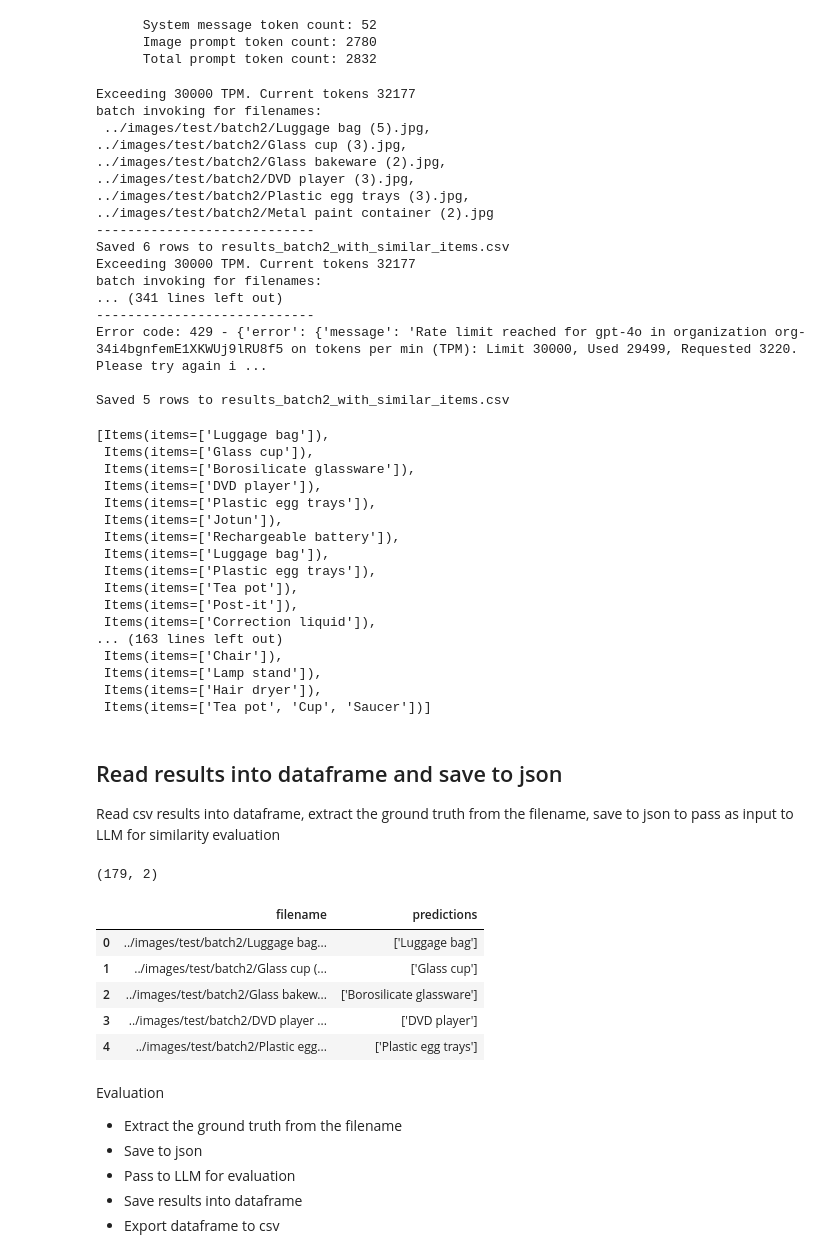
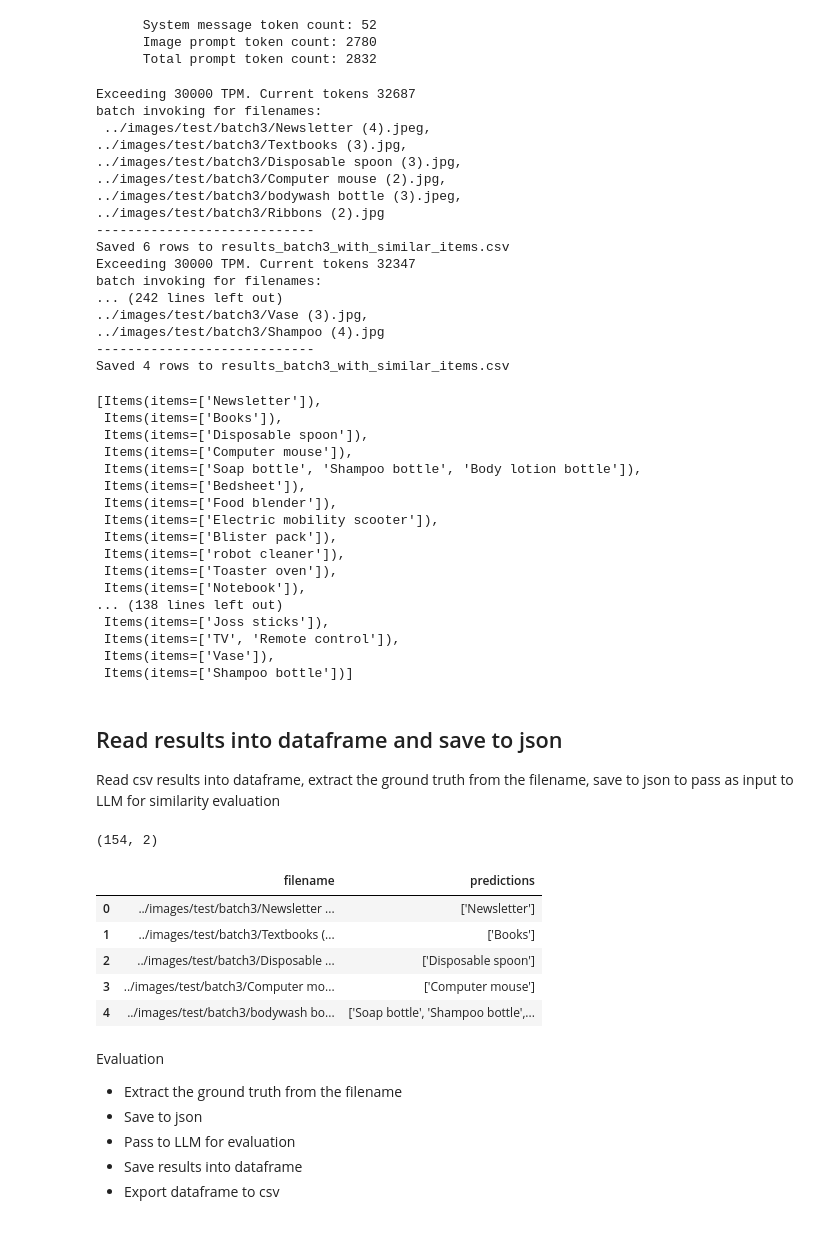
Before and after one commit to zhiweit/blooapp-api, a Jupyter notebook: app/evaluation.ipynb, the cells around one changed output. Cells and saved outputs as stored; diff of their text form; code cells hidden in the pictures.

```diff
--- a/app/evaluation.ipynb
+++ b/app/evaluation.ipynb
@@ -668,7 +670,7 @@ TPM = 30_000
 
 res = []
 
-results_csv_filename = 'results_batch2_with_similar_items.csv'
+results_csv_filename = 'results_batch3_with_similar_items.csv'
 
 while end_index < len(filenames):
     image_path = filenames[end_index]
@@ -704,57 +706,57 @@ while end_index < len(filenames):
 
 res
 # %% [output]
-Exceeding 30000 TPM. Current tokens 32177
+Exceeding 30000 TPM. Current tokens 32687
 batch invoking for filenames:
- ../images/test/batch2/Luggage bag (5).jpg,
-../images/test/batch2/Glass cup (3).jpg,
-../images/test/batch2/Glass bakeware (2).jpg,
-../images/test/batch2/DVD player (3).jpg,
-../images/test/batch2/Plastic egg trays (3).jpg,
-../images/test/batch2/Metal paint container (2).jpg
+ ../images/test/batch3/Newsletter (4).jpeg,
+../images/test/batch3/Textbooks (3).jpg,
+../images/test/batch3/Disposable spoon (3).jpg,
+../images/test/batch3/Computer mouse (2).jpg,
+../images/test/batch3/bodywash bottle (3).jpeg,
+../images/test/batch3/Ribbons (2).jpg
 ----------------------------
-Saved 6 rows to results_batch2_with_similar_items.csv
-Exceeding 30000 TPM. Current tokens 32177
+Saved 6 rows to results_batch3_with_similar_items.csv
+Exceeding 30000 TPM. Current tokens 32347
 batch invoking for filenames:
-... (341 lines left out)
+... (242 lines left out)
+../images/test/batch3/Vase (3).jpg,
+../images/test/batch3/Shampoo (4).jpg
 ----------------------------
-Error code: 429 - {'error': {'message': 'Rate limit reached for gpt-4o in organization org-34i4bgnfemE1XKWUj9lRU8f5 on tokens per min (TPM): Limit 30000, Used 29499, Requested 3220. Please try again i ...
-
-Saved 5 rows to results_batch2_with_similar_items.csv
+Saved 4 rows to results_batch3_with_similar_items.csv
-[Items(items=['Luggage bag']),
- Items(items=['Glass cup']),
- Items(items=['Borosilicate glassware']),
- Items(items=['DVD player']),
- Items(items=['Plastic egg trays']),
- Items(items=['Jotun']),
- Items(items=['Rechargeable battery']),
- Items(items=['Luggage bag']),
- Items(items=['Plastic egg trays']),
- Items(items=['Tea pot']),
- Items(items=['Post-it']),
- Items(items=['Correction liquid']),
-... (163 lines left out)
- Items(items=['Chair']),
- Items(items=['Lamp stand']),
- Items(items=['Hair dryer']),
- Items(items=['Tea pot', 'Cup', 'Saucer'])]
+[Items(items=['Newsletter']),
+ Items(items=['Books']),
+ Items(items=['Disposable spoon']),
+ Items(items=['Computer mouse']),
+ Items(items=['Soap bottle', 'Shampoo bottle', 'Body lotion bottle']),
+ Items(items=['Bedsheet']),
+ Items(items=['Food blender']),
+ Items(items=['Electric mobility scooter']),
+ Items(items=['Blister pack']),
+ Items(items=['robot cleaner']),
+ Items(items=['Toaster oven']),
+ Items(items=['Notebook']),
+... (138 lines left out)
+ Items(items=['Joss sticks']),
+ Items(items=['TV', 'Remote control']),
+ Items(items=['Vase']),
+ Items(items=['Shampoo bottle'])]
 # %% [markdown]
 ## Read results into dataframe and save to json
 Read csv results into dataframe, extract the ground truth from the filename, save to json to pass as input to LLM for similarity evaluation
 # %%
 # put results into dataframe
 import pandas as pd
-df = pd.read_csv('results_batch2_with_similar_items.csv')
+df = pd.read_csv('results_batch3_with_similar_items.csv')
 print(df.shape)
 df.head()
 # %% [output]
-(179, 2)
+(154, 2)
 |  | filename | predictions |
-| 0 | ../images/test/batch2/Luggage bag... | ['Luggage bag'] |
-| 1 | ../images/test/batch2/Glass cup (... | ['Glass cup'] |
-| 2 | ../images/test/batch2/Glass bakew... | ['Borosilicate glassware'] |
-| 3 | ../images/test/batch2/DVD player ... | ['DVD player'] |
-| 4 | ../images/test/batch2/Plastic egg... | ['Plastic egg trays'] |
+| 0 | ../images/test/batch3/Newsletter ... | ['Newsletter'] |
+| 1 | ../images/test/batch3/Textbooks (... | ['Books'] |
+| 2 | ../images/test/batch3/Disposable ... | ['Disposable spoon'] |
+| 3 | ../images/test/batch3/Computer mo... | ['Computer mouse'] |
+| 4 | ../images/test/batch3/bodywash bo... | ['Soap bottle', 'Shampoo bottle',... |
 # %% [markdown]
 Evaluation
 - Extract the ground truth from the filename
```
Also changed, not shown: parts of 19 cells of this notebook, 9 other files.
